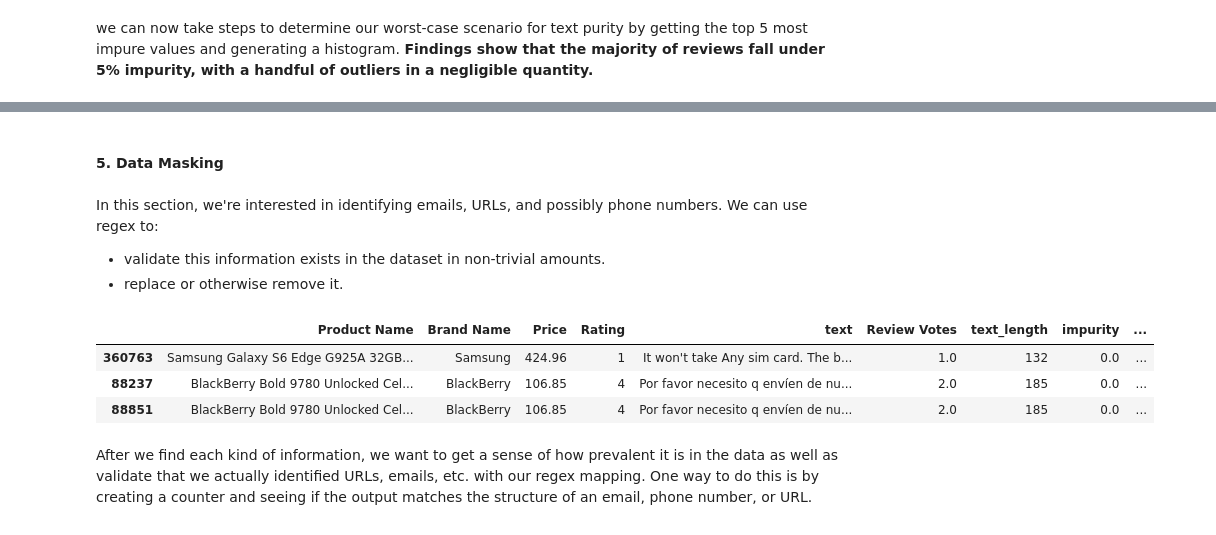
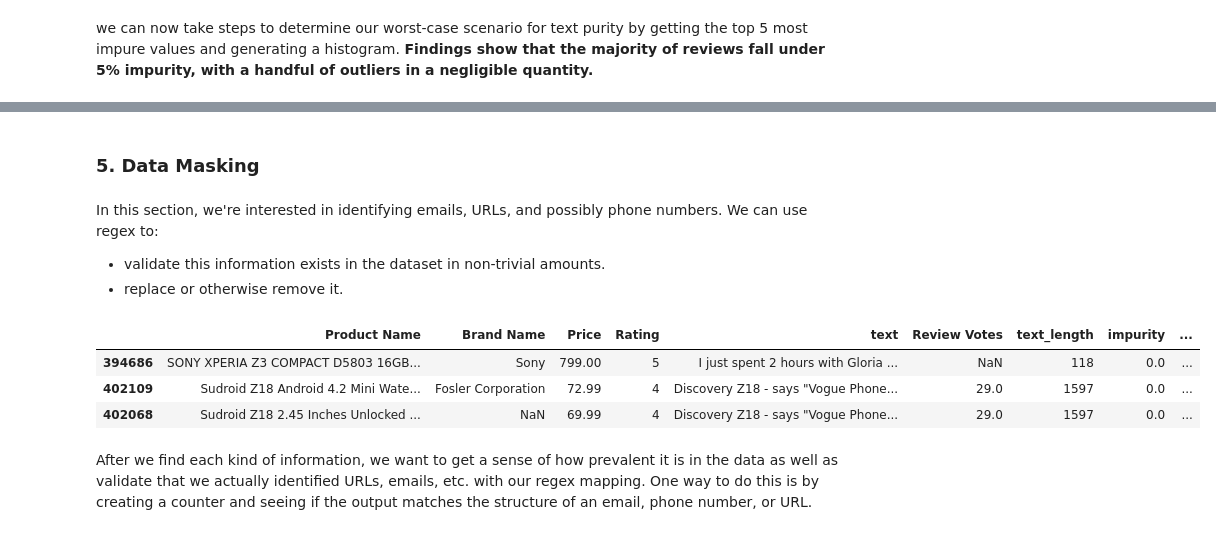
Before and after one commit to kayfilipp/text_mining_amazon_unlocked, a Jupyter notebook: Review_classification.ipynb, the cells around one changed output, grey strips where cells are left out. Saved outputs shown, nothing was run; the diff lists cells and outputs as text; code cells hidden in the pictures.

```diff
--- a/Review_classification.ipynb
+++ b/Review_classification.ipynb
@@ -187,5 +206,5 @@ plt.show()
 # %% [markdown]
-#### 5. Data Masking
+### 5. Data Masking
 # %% [markdown]
 In this section, we're interested in identifying emails, URLs, and possibly phone numbers. We can use regex to:
 <ul>
@@ -204,12 +223,12 @@ mask_pipeline = {'urls':url,'emails':email,'phones':phone_numbers}
 for reg in mask_pipeline.keys():
     df[reg] = df['text'].map(mask_pipeline[reg].findall)
 # %%
-df.sort_values(by='emails',ascending=False).head(3)
+df.sort_values(by='urls',ascending=False).head(3)
 # %% [output]
 |  | Product Name | Brand Name | Price | Rating | text | Review Votes | text_length | impurity | ... |
-| 360763 | Samsung Galaxy S6 Edge G925A 32GB... | Samsung | 424.96 | 1 | It won't take Any sim card. The b... | 1.0 | 132 | 0.0 | ... |
-| 88237 | BlackBerry Bold 9780 Unlocked Cel... | BlackBerry | 106.85 | 4 | Por favor necesito q envíen de nu... | 2.0 | 185 | 0.0 | ... |
-| 88851 | BlackBerry Bold 9780 Unlocked Cel... | BlackBerry | 106.85 | 4 | Por favor necesito q envíen de nu... | 2.0 | 185 | 0.0 | ... |
+| 394686 | SONY XPERIA Z3 COMPACT D5803 16GB... | Sony | 799.00 | 5 | I just spent 2 hours with Gloria ... | NaN | 118 | 0.0 | ... |
+| 402109 | Sudroid Z18 Android 4.2 Mini Wate... | Fosler Corporation | 72.99 | 4 | Discovery Z18 - says "Vogue Phone... | 29.0 | 1597 | 0.0 | ... |
+| 402068 | Sudroid Z18 2.45 Inches Unlocked ... | NaN | 69.99 | 4 | Discovery Z18 - says "Vogue Phone... | 29.0 | 1597 | 0.0 | ... |
 # %% [markdown]
 After we find each kind of information, we want to get a sense of how prevalent it is in the data as well as validate that we actually identified URLs, emails, etc. with our regex mapping. One way to do this is by creating a counter and seeing if the output matches the structure of an email, phone number, or URL.
 # %%
```
Also changed, not shown: parts of 18 cells of this notebook.
